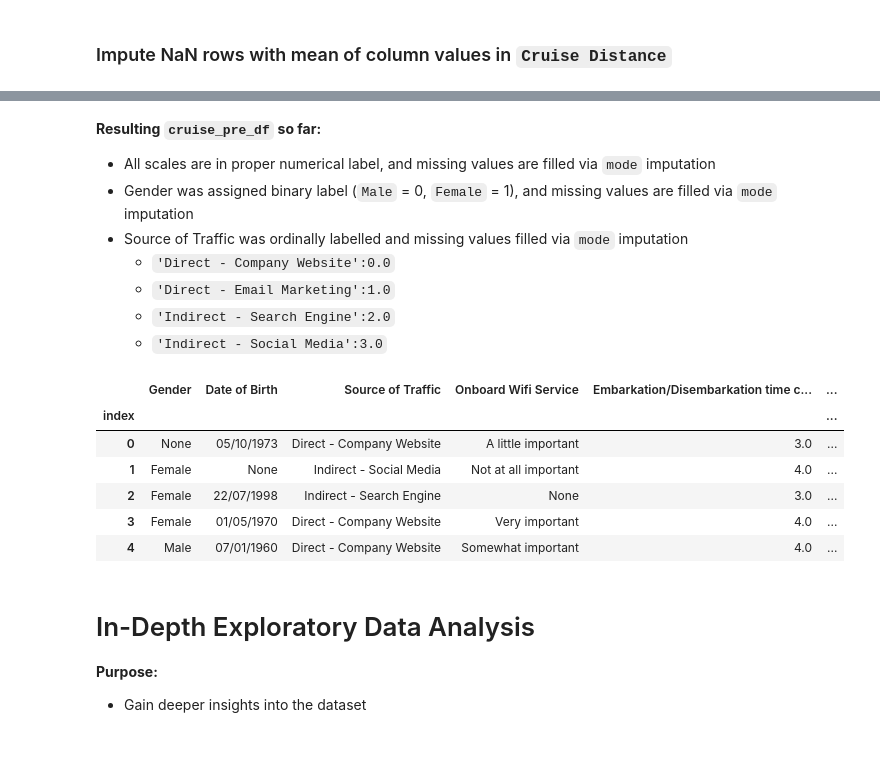
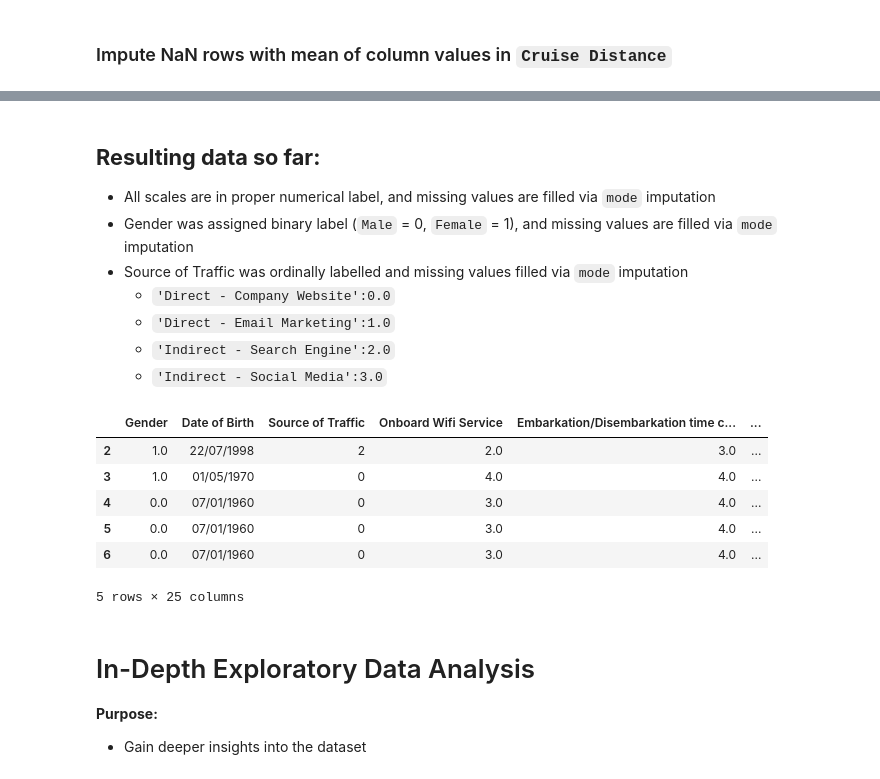
Before and after one commit to jaspereap/machine-learning-pipeline, a Jupyter notebook: eda.ipynb, the cells around one changed output, grey strips where cells are left out. Drawn from its saved outputs; the diff is of its cells as text; code cells hidden in the pictures; blank space fills up the shorter version.

```diff
--- a/eda.ipynb
+++ b/eda.ipynb
@@ -509,3 +529,20 @@ merged_data['Dining'] = merged_data['Dining'].astype(float)
+# %%
+# Encode Ticket Type
+ticket_type_mapping = {'Standard': 0, 'Deluxe': 1, 'Luxury': 2}
+merged_data['Ticket Type'] = merged_data['Ticket Type'].replace(ticket_type_mapping)
+
+# Encode Gender
+gender_mapping = {'Male': 0, 'Female': 1}
+merged_data['Gender'] = merged_data['Gender'].replace(gender_mapping)
+
+# Encode Source of Traffic
+source_of_traffic_mapping = {
+    'Direct - Company Website': 0,
+    'Direct - Email Marketing': 1,
+    'Indirect - Search Engine': 2,
+    'Indirect - Social Media': 3
+}
+merged_data['Source of Traffic'] = merged_data['Source of Traffic'].replace(source_of_traffic_mapping)
 # %% [markdown]
 ## Basic Feature Engineering
 # %% [markdown]
@@ -574,13 +611,14 @@ merged_data = merged_data[merged_data['Age'] <= 120]
 # %%
 # Replace missing data with 'Missing'
-merged_data['Ticket Type'] = merged_data['Ticket Type'].fillna('Missing')
+# merged_data['Ticket Type'] = merged_data['Ticket Type'].fillna('Missing')
+merged_data.dropna(subset=['Ticket Type'], inplace=True)
 # %% [markdown]
 ### Label NaN rows with 'Missing' in `Cruise Name` column
 # %%
-# Replace missing data with 'Missing'
-merged_data['Cruise Name'] = merged_data['Cruise Name'].fillna('Missing')
+# Replace missing data with the column's mode
+merged_data['Cruise Name'].fillna(merged_data['Cruise Name'].mode()[0], inplace=True)
 # %% [markdown]
 ### Label NaN rows with 'Missing' in `Gender` column
 # %%
-# Replace missing data with 'Missing'
-merged_data['Gender'] = merged_data['Gender'].fillna('Missing')
+# Replace missing data with the column's mode
+merged_data['Gender'].fillna(merged_data['Gender'].mode()[0], inplace=True)
@@ -698,5 +677,5 @@ rating_columns = ['Onboard Wifi Service',
 # %% [markdown]
-**Resulting `cruise_pre_df` so far:**
+## **Resulting data so far:**
 - All scales are in proper numerical label, and missing values are filled via `mode` imputation
 - Gender was assigned binary label (`Male` = 0, `Female` = 1), and missing values are filled via `mode` imputation
 - Source of Traffic was ordinally labelled and missing values filled via `mode` imputation
@@ -706,15 +685,15 @@ rating_columns = ['Onboard Wifi Service',
     - `'Indirect - Social Media':3.0`
 # %%
 # Show part of resulting cruise_pre_df
-cruise_pre_df.head()
+merged_data.head()
 # %% [output]
 |  | Gender | Date of Birth | Source of Traffic | Onboard Wifi Service | Embarkation/Disembarkation time c... | ... |
-| index |  |  |  |  |  | ... |
-| 0 | None | 05/10/1973 | Direct - Company Website | A little important | 3.0 | ... |
-| 1 | Female | None | Indirect - Social Media | Not at all important | 4.0 | ... |
-| 2 | Female | 22/07/1998 | Indirect - Search Engine | None | 3.0 | ... |
-| 3 | Female | 01/05/1970 | Direct - Company Website | Very important | 4.0 | ... |
-| 4 | Male | 07/01/1960 | Direct - Company Website | Somewhat important | 4.0 | ... |
+| 2 | 1.0 | 22/07/1998 | 2 | 2.0 | 3.0 | ... |
+| 3 | 1.0 | 01/05/1970 | 0 | 4.0 | 4.0 | ... |
+| 4 | 0.0 | 07/01/1960 | 0 | 3.0 | 4.0 | ... |
+| 5 | 0.0 | 07/01/1960 | 0 | 3.0 | 4.0 | ... |
+| 6 | 0.0 | 07/01/1960 | 0 | 3.0 | 4.0 | ... |
+5 rows × 25 columns
 # %% [markdown]
 # In-Depth Exploratory Data Analysis
 **Purpose:**
```
Also changed, not shown: parts of 25 cells of this notebook.
